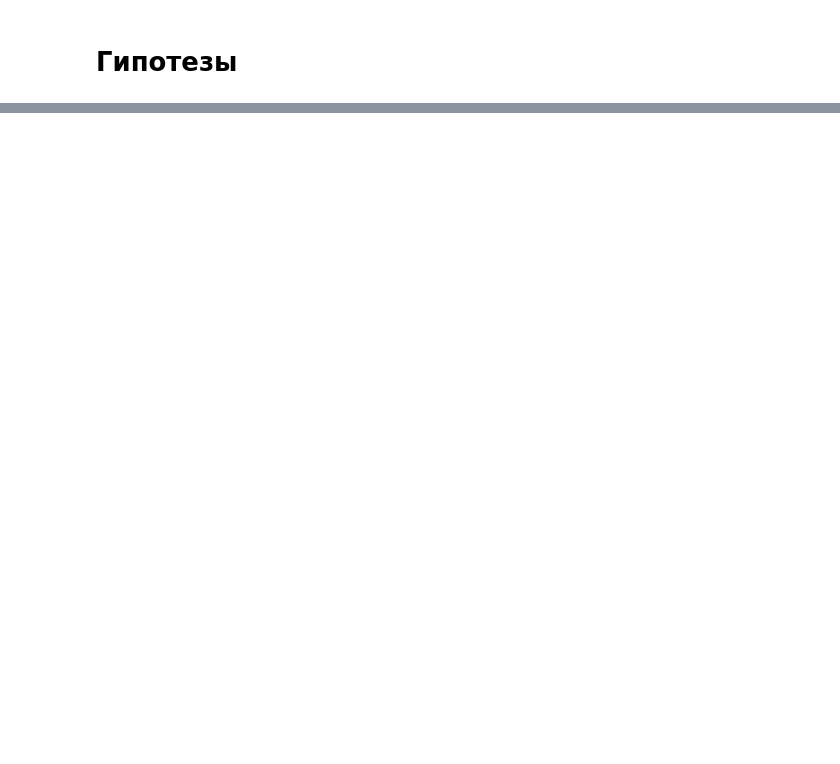
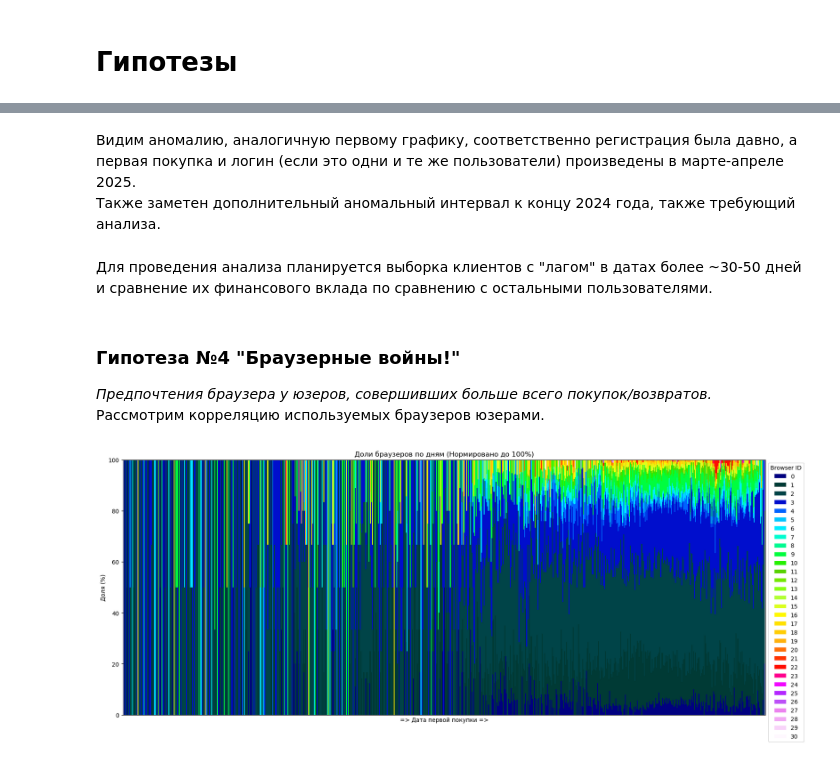
Before and after one commit to Lilya-te/DS-workshop2025, a Jupyter notebook: Checkpoint1_team1.ipynb, the cells around one changed output, grey strips where cells are left out. Drawn from its saved outputs; the diff is of its cells as text; code cells hidden in the pictures; blank space fills up the shorter version.

Commit message:
Добавил гипотезы 1,4,5. Также огромным текстом внёс то, где мне нужна ваша помощь.

```diff
--- a/Checkpoint1_team1.ipynb
+++ b/Checkpoint1_team1.ipynb
@@ -109,0 +240,39 @@ df_zcore_filtered.head()
+# %% [markdown]
+Видим аномалию, аналогичную первому графику, соответственно регистрация была давно, а первая покупка и логин (если это одни и те же пользователи) произведены в марте-апреле 2025.
+Также заметен дополнительный аномальный интервал к концу 2024 года, также требующий анализа.
+# %% [markdown]
+Для проведения анализа планируется выборка клиентов с "лагом" в датах более ~30-50 дней и сравнение их финансового вклада по сравнению с остальными пользователями.
+# %% [markdown]
+### Гипотеза №4 "Браузерные войны!"
+_Предпочтения браузера у юзеров, совершивших больше всего покупок/возвратов._
+Рассмотрим корреляцию используемых браузеров юзерами.
+# %%
+# Для этого построим нормализованный график предпочтений пользователей по браузерам.
+
+raw_counts = (
+    df_enriched.groupby([df_enriched["first_buy"].dt.date, "browser"])
+    .size()
+    .unstack(fill_value=0)
+)
+
+normalized_df = raw_counts.div(raw_counts.sum(axis=1), axis=0) * 100
+
+ax = normalized_df.plot(
+    kind="bar",
+    stacked=True,
+    title="Доли браузеров по дням (Нормировано до 100%)",
+    figsize=(20, 8),
+    cmap="gist_ncar",
+    width=1,
+)
+
+plt.xticks([])
+plt.xlabel("=> Дата первой покупки =>")
+plt.ylabel("Доля (%)")
+plt.ylim(0, 100)
+
+
+plt.legend(title="Browser ID", bbox_to_anchor=(1, 1), loc="upper left")
+plt.show()
+# %% [output]
+[figure, added]
```
Also changed, not shown: parts of 14 cells of this notebook.
